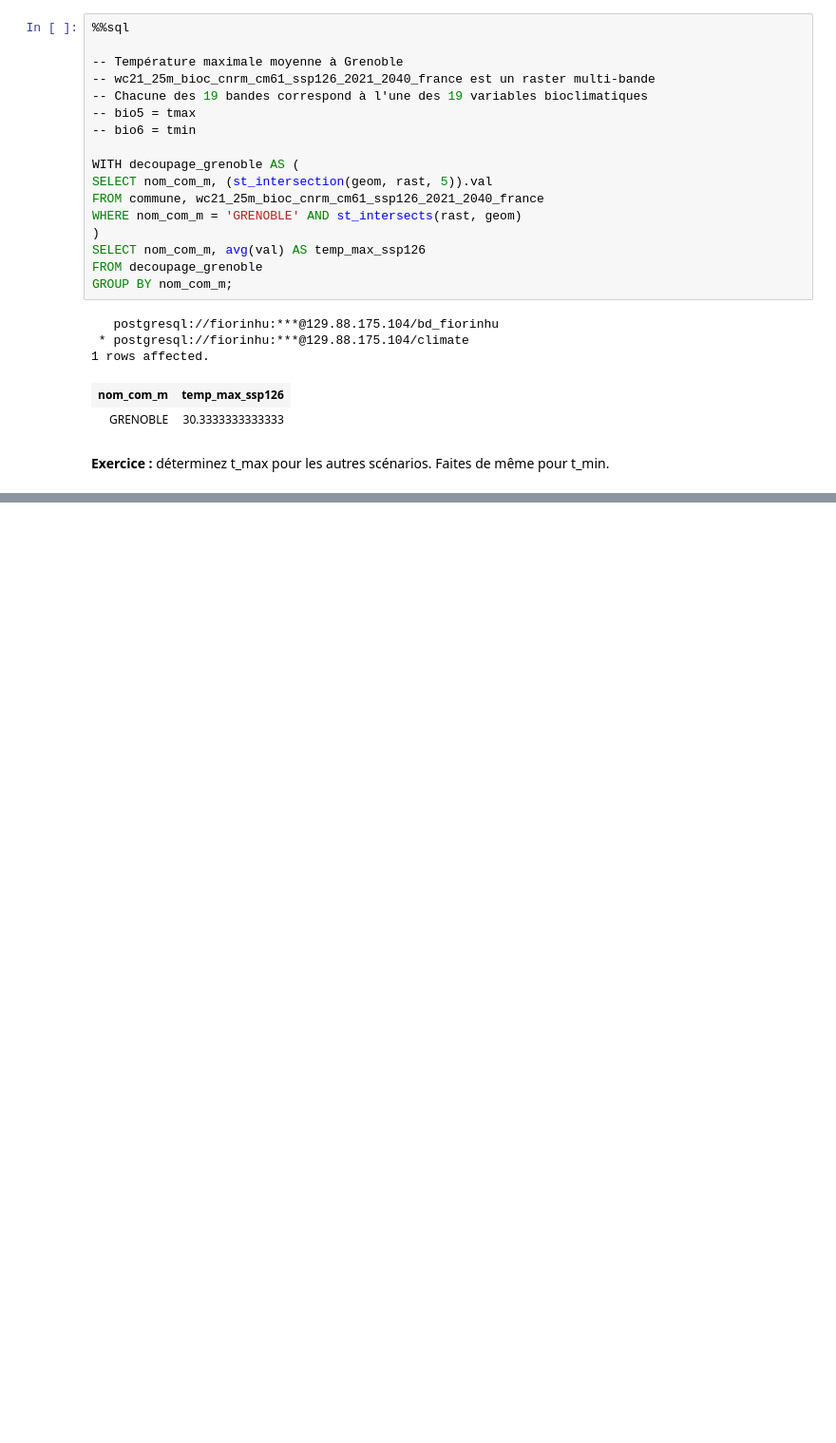
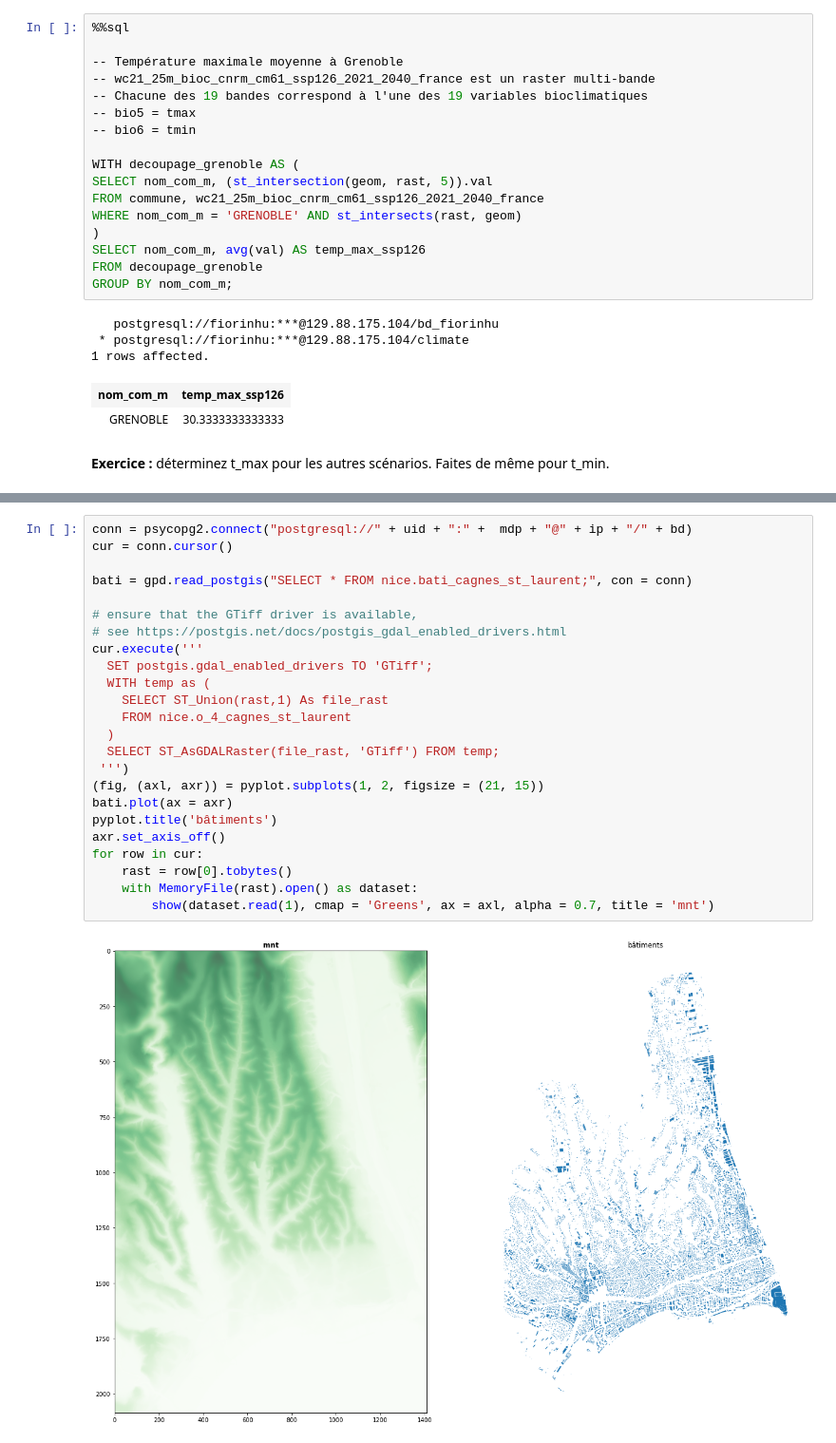
Before and after one commit to fiorinoh/geomas, a Jupyter notebook: postgis/sql_5.ipynb, the cells around one changed output, grey strips where cells are left out. Shown: that part at 95% size. Drawn from its saved outputs; the diff is of its cells as text; blank space fills up the shorter version.

```diff
--- a/postgis/sql_5.ipynb
+++ b/postgis/sql_5.ipynb
@@ -287,0 +323,26 @@ GROUP BY nom_com_m;
+# %%
+conn = psycopg2.connect("postgresql://" + uid + ":" +  mdp + "@" + ip + "/" + bd)
+cur = conn.cursor()
+
+bati = gpd.read_postgis("SELECT * FROM nice.bati_cagnes_st_laurent;", con = conn)
+
+# ensure that the GTiff driver is available,
+# see https://postgis.net/docs/postgis_gdal_enabled_drivers.html
+cur.execute('''
+  SET postgis.gdal_enabled_drivers TO 'GTiff';
+  WITH temp as (
+    SELECT ST_Union(rast,1) As file_rast
+    FROM nice.o_4_cagnes_st_laurent
+  )
+  SELECT ST_AsGDALRaster(file_rast, 'GTiff') FROM temp;
+ ''')
+(fig, (axl, axr)) = pyplot.subplots(1, 2, figsize = (21, 15))
+bati.plot(ax = axr)
+pyplot.title('bâtiments')
+axr.set_axis_off()
+for row in cur:
+    rast = row[0].tobytes()
+    with MemoryFile(rast).open() as dataset:
+        show(dataset.read(1), cmap = 'Greens', ax = axl, alpha = 0.7, title = 'mnt')
+# %% [output]
+[figure, added]
```
Also changed, not shown: parts of 14 cells of this notebook.
